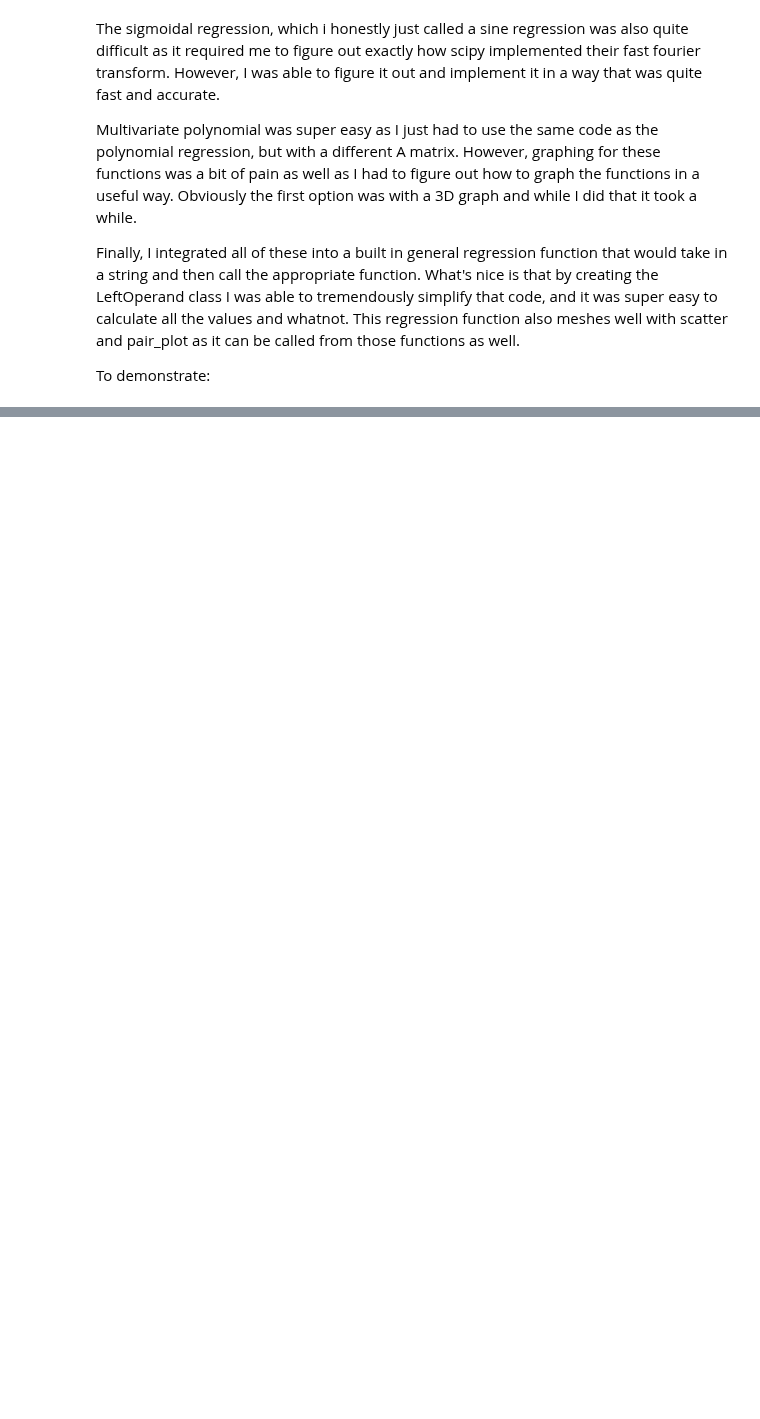
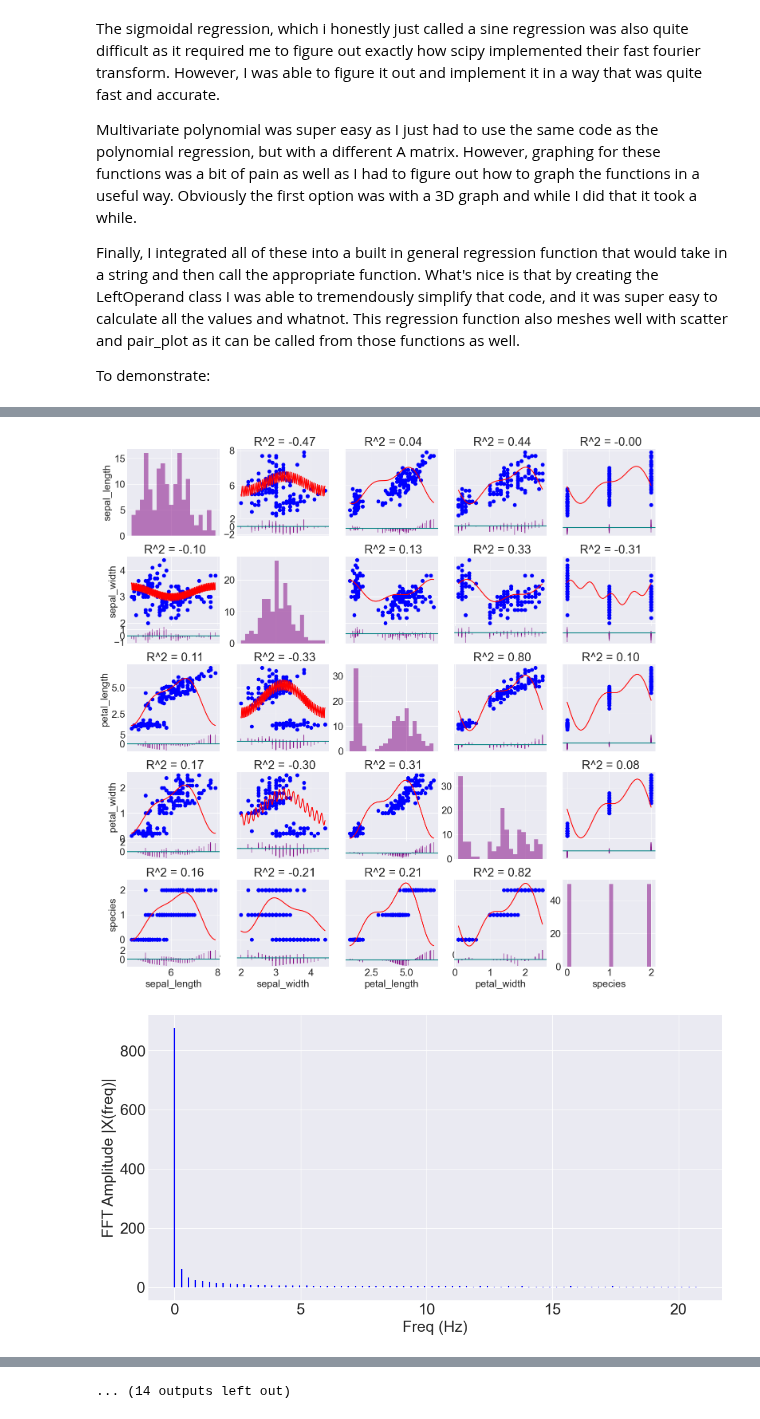
Before and after one commit to schiffinor/dataVisualization, a Jupyter notebook: Project3/linear_regression.ipynb, the cells around one changed output, grey strips where cells are left out. Drawn from its saved outputs; the diff is of its cells as text; code cells hidden in the pictures; blank space fills up the shorter version.

```diff
--- a/Project3/linear_regression.ipynb
+++ b/Project3/linear_regression.ipynb
@@ -459,0 +470,5 @@ Data processing complete!
+# %%
+lin_reg.pair_plot(iris_data.get_headers(), reg_type=RegressTypes.sinusoidal, degree= 3, hists_on_diag=True)
+# %% [output]
+[figure, added]
+[figure, added]
@@ -459,0 +485 @@ Data processing complete!
+... (14 outputs left out)
```
Also changed, not shown: parts of 5 cells of this notebook, 2 other files.
